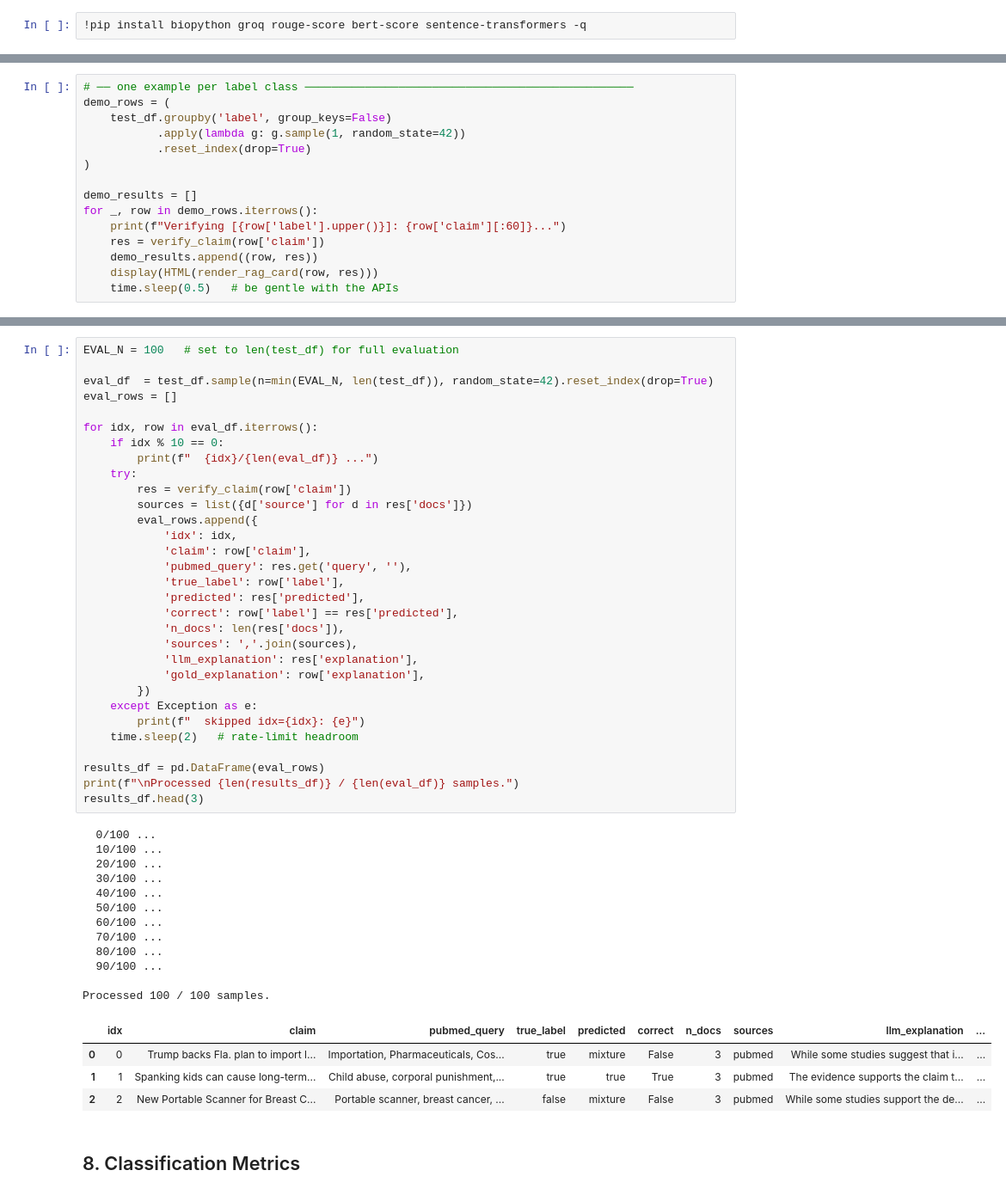
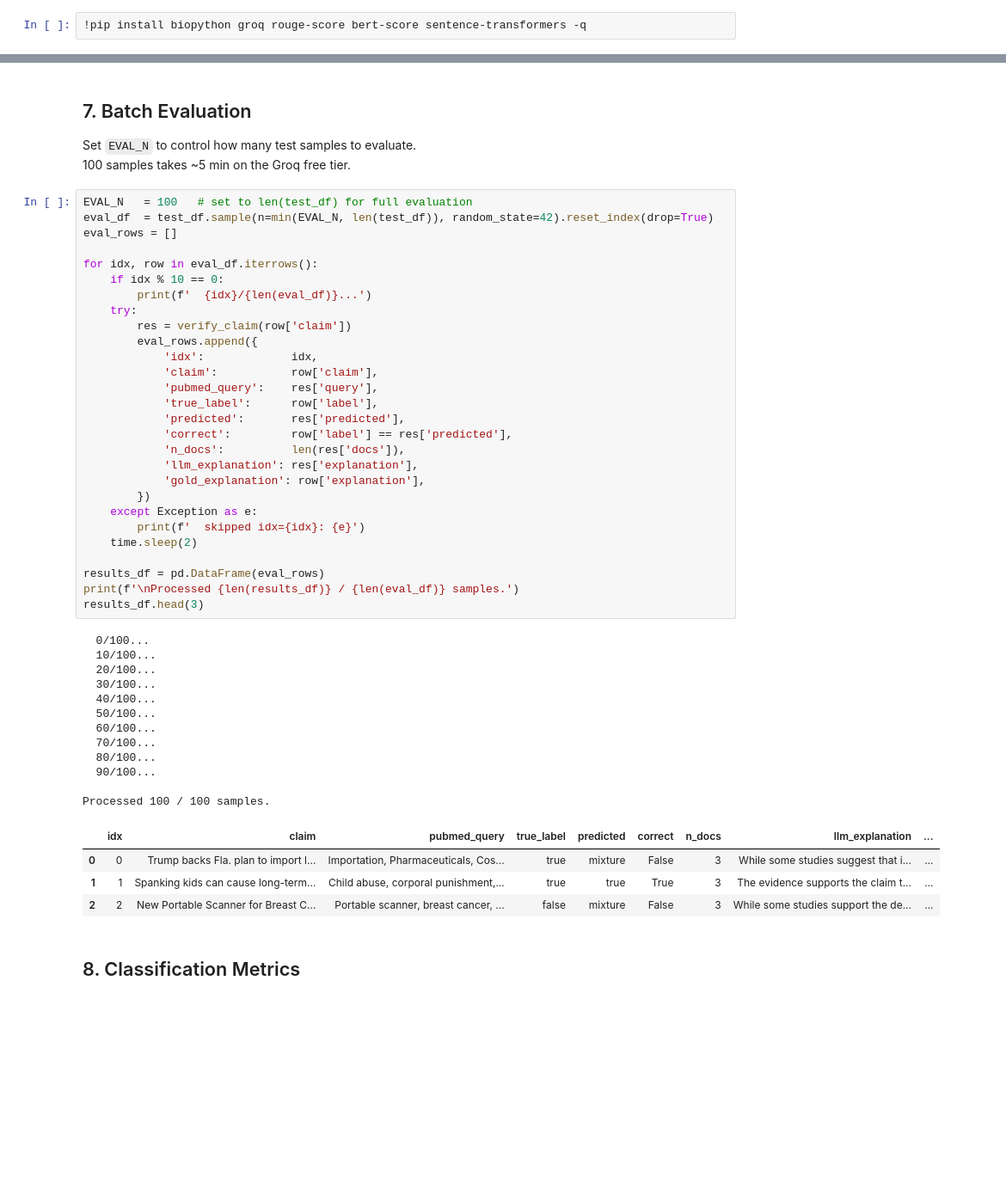
Before and after one commit to Gusgus127/ASHO-UAB-Fake-News-Prediction, a Jupyter notebook: rag_pipeline.ipynb, the cells around one changed output, grey strips where cells are left out. Shown at 86% size. Saved outputs shown, nothing was run; the diff lists cells and outputs as text; blank space fills up the shorter version.

```diff
--- a/rag_pipeline.ipynb
+++ b/rag_pipeline.ipynb
@@ -530,15 +450,0 @@ render_rag_card() ready.
-# %%
-# ── one example per label class ─────────────────────────────────────────────────
-demo_rows = (
-    test_df.groupby('label', group_keys=False)
-           .apply(lambda g: g.sample(1, random_state=42))
-           .reset_index(drop=True)
-)
-
-demo_results = []
-for _, row in demo_rows.iterrows():
-    print(f"Verifying [{row['label'].upper()}]: {row['claim'][:60]}...")
-    res = verify_claim(row['claim'])
-    demo_results.append((row, res))
-    display(HTML(render_rag_card(row, res)))
-    time.sleep(0.5)   # be gentle with the APIs
@@ -606,51 +451,53 @@ Full test set (500+ samples) takes ~5 min with GPT-4o-mini.
+# %% [markdown]
+## 7. Batch Evaluation
+
+Set `EVAL_N` to control how many test samples to evaluate.
+100 samples takes ~5 min on the Groq free tier.
 # %%
-EVAL_N = 100   # set to len(test_df) for full evaluation
-
+EVAL_N   = 100   # set to len(test_df) for full evaluation
 eval_df  = test_df.sample(n=min(EVAL_N, len(test_df)), random_state=42).reset_index(drop=True)
 eval_rows = []
 
 for idx, row in eval_df.iterrows():
     if idx % 10 == 0:
-        print(f"  {idx}/{len(eval_df)} ...")
+        print(f'  {idx}/{len(eval_df)}...')
     try:
         res = verify_claim(row['claim'])
-        sources = list({d['source'] for d in res['docs']})
         eval_rows.append({
-            'idx': idx,
-            'claim': row['claim'],
-            'pubmed_query': res.get('query', ''),
-            'true_label': row['label'],
-            'predicted': res['predicted'],
-            'correct': row['label'] == res['predicted'],
-            'n_docs': len(res['docs']),
-            'sources': ','.join(sources),
+            'idx':             idx,
+            'claim':           row['claim'],
+            'pubmed_query':    res['query'],
+            'true_label':      row['label'],
+            'predicted':       res['predicted'],
+            'correct':         row['label'] == res['predicted'],
+            'n_docs':          len(res['docs']),
             'llm_explanation': res['explanation'],
             'gold_explanation': row['explanation'],
         })
     except Exception as e:
-        print(f"  skipped idx={idx}: {e}")
-    time.sleep(2)   # rate-limit headroom
+        print(f'  skipped idx={idx}: {e}')
+    time.sleep(2)
 
 results_df = pd.DataFrame(eval_rows)
-print(f"\nProcessed {len(results_df)} / {len(eval_df)} samples.")
+print(f'\nProcessed {len(results_df)} / {len(eval_df)} samples.')
 results_df.head(3)
 # %% [output]
-  0/100 ...
-  10/100 ...
-  20/100 ...
-  30/100 ...
-  40/100 ...
-  50/100 ...
-  60/100 ...
-  70/100 ...
-  80/100 ...
-  90/100 ...
+  0/100...
+  10/100...
+  20/100...
+  30/100...
+  40/100...
+  50/100...
+  60/100...
+  70/100...
+  80/100...
+  90/100...
 
 Processed 100 / 100 samples.
-|  | idx | claim | pubmed_query | true_label | predicted | correct | n_docs | sources | llm_explanation | ... |
-| 0 | 0 | Trump backs Fla. plan to import l... | Importation, Pharmaceuticals, Cos... | true | mixture | False | 3 | pubmed | While some studies suggest that i... | ... |
-| 1 | 1 | Spanking kids can cause long-term... | Child abuse, corporal punishment,... | true | true | True | 3 | pubmed | The evidence supports the claim t... | ... |
-| 2 | 2 | New Portable Scanner for Breast C... | Portable scanner, breast cancer, ... | false | mixture | False | 3 | pubmed | While some studies support the de... | ... |
+|  | idx | claim | pubmed_query | true_label | predicted | correct | n_docs | llm_explanation | ... |
+| 0 | 0 | Trump backs Fla. plan to import l... | Importation, Pharmaceuticals, Cos... | true | mixture | False | 3 | While some studies suggest that i... | ... |
+| 1 | 1 | Spanking kids can cause long-term... | Child abuse, corporal punishment,... | true | true | True | 3 | The evidence supports the claim t... | ... |
+| 2 | 2 | New Portable Scanner for Breast C... | Portable scanner, breast cancer, ... | false | mixture | False | 3 | While some studies support the de... | ... |
 # %% [markdown]
 ## 8. Classification Metrics
 # %%
```
Also changed, not shown: parts of 41 cells of this notebook.
